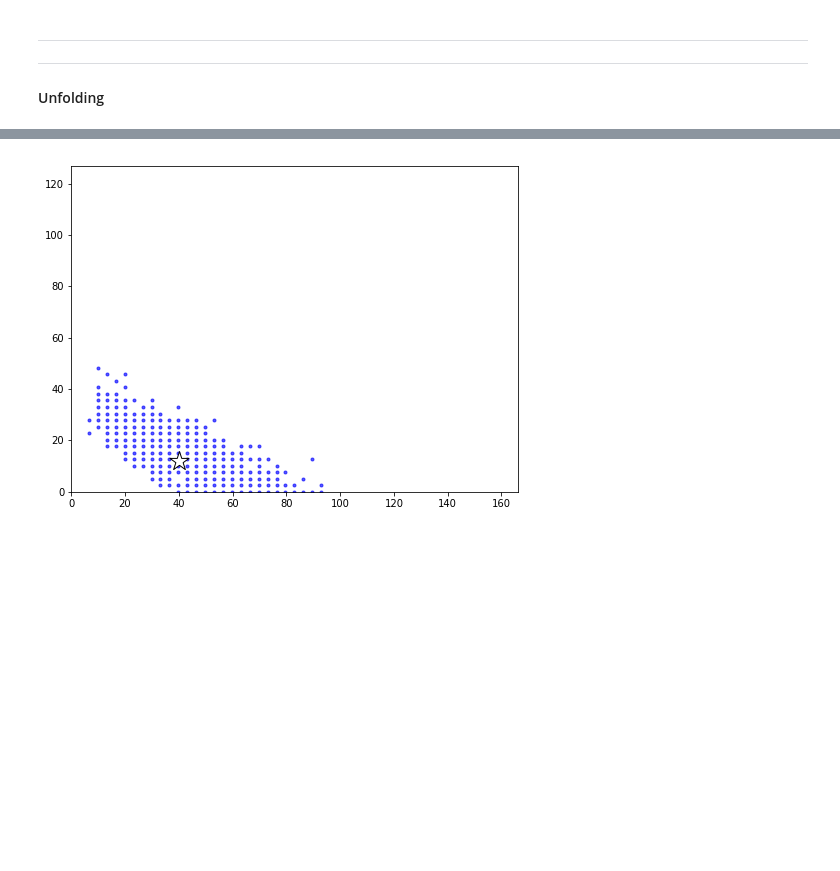
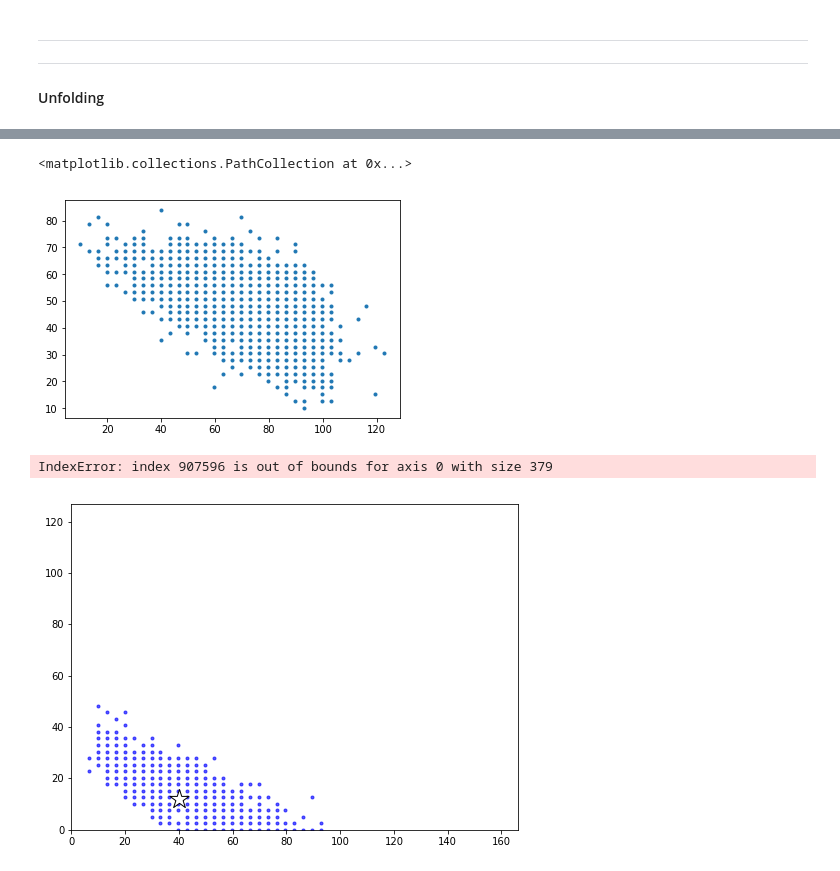
Before and after one commit to jfcrenshaw/halo, a Jupyter notebook: unfold_neural_network_halo1_5kpc-Copy1.ipynb, the cells around one changed output, grey strips where cells are left out. Saved outputs shown, nothing was run; the diff lists cells and outputs as text; code cells hidden in the pictures; blank space fills up the shorter version.

```diff
--- a/unfold_neural_network_halo1_5kpc-Copy1.ipynb
+++ b/unfold_neural_network_halo1_5kpc-Copy1.ipynb
@@ -333,0 +347,5 @@ save = [x_unfolded_1, y_unfolded_1]
+# %%
+plt.scatter(x_unfolded_1,y_unfolded_1,marker='.')
+# %% [output]
+<matplotlib.collections.PathCollection at 0x...>
+[figure, added]
@@ -334,3 +358,13 @@ save = [x_unfolded_1, y_unfolded_1]
+# %%
+# HALO 1, 5kpc, 72v48
+xmin = -15; xmax = 160; ymin = -15; ymax = 100
+xres = 50j; yres = 50j
+xN1_1,yN1_1,zN1_1,cutN1_1 = density_cut(x_unfolded_1,y_unfolded_1,xmin,xmax,ymin,ymax,xres,yres,cut=Cut)
+fig,ax = plt.subplots(1,1,figsize=(8,6))
+contours(xN1_1,yN1_1,zN1_1,cutN1_1,ax)
+#scatter(h1_5kpc_72v48_1n,h1_5kpc_72v48_2n,ax)
+# %% [output]
+IndexError: index 907596 is out of bounds for axis 0 with size 379
 # %%
 # HALO 1, 5kpc, 40 oneN, 12 twoN
 x_unfolded_2, y_unfolded_2 = unfold(40,12)
```
Also changed, not shown: parts of 7 cells of this notebook.
